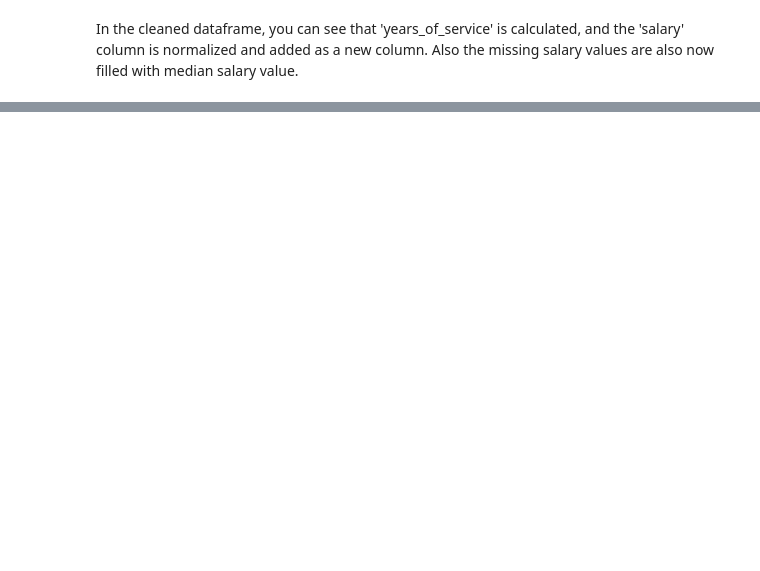
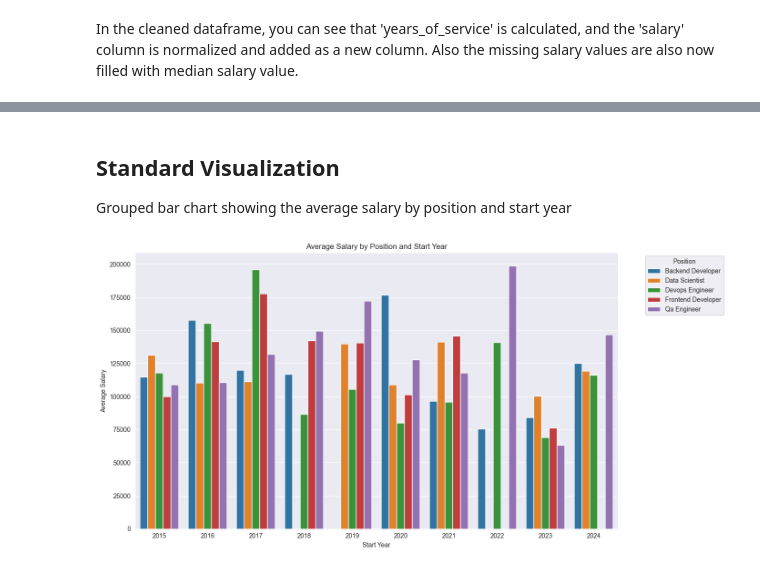
Before and after one commit to Christo-Conestoga-AIML/Ml-Programming-lab-3, a Jupyter notebook: main.ipynb, the cells around one changed output, grey strips where cells are left out. Saved outputs shown, nothing was run; the diff lists cells and outputs as text; code cells hidden in the pictures; blank space fills up the shorter version.

```diff
--- a/main.ipynb
+++ b/main.ipynb
@@ -115,0 +141,31 @@ print(tb.tabulate(employee_processed_df.head(),headers="keys",tablefmt="outline"
+# %% [markdown]
+## Standard Visualization
+Grouped bar chart showing the average salary by position and start year
+# %%
+# Getting year from start_date
+employee_processed_df['start_year'] = employee_processed_df['start_date'].dt.year
+
+# Group and calculate mean salary
+grouped = (
+    employee_processed_df
+    .groupby(['position', 'start_year'])['salary']
+    .mean()
+    .reset_index()
+)
+
+# Plot
+plt.figure(figsize=(14, 7))
+sns.barplot(
+    data=grouped,
+    x='start_year',
+    y='salary',
+    hue='position'
+)
+plt.title('Average Salary by Position and Start Year')
+plt.ylabel('Average Salary')
+plt.xlabel('Start Year')
+plt.legend(title='Position', bbox_to_anchor=(1.05, 1), loc='upper left')
+plt.tight_layout()
+plt.show()
+# %% [output]
+[figure, added]
```
Also changed, not shown: parts of 17 cells of this notebook, 2 other files.
